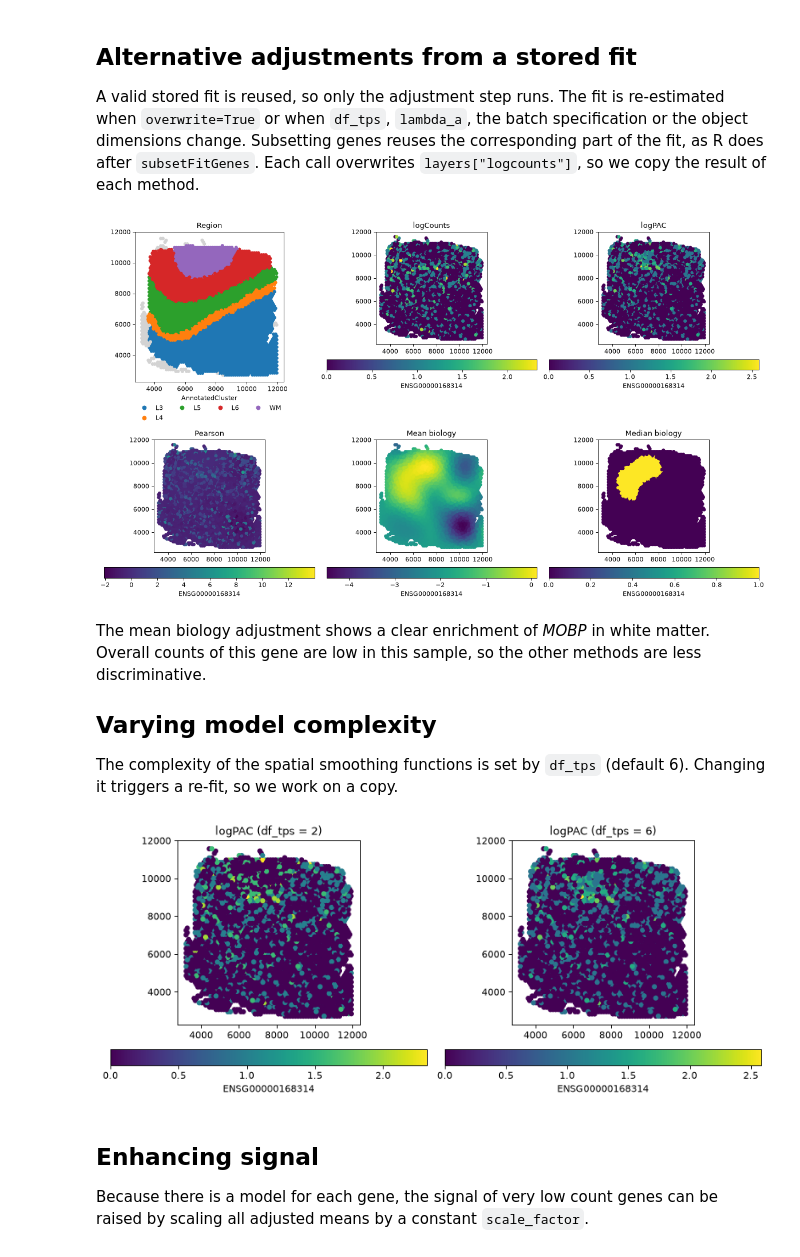
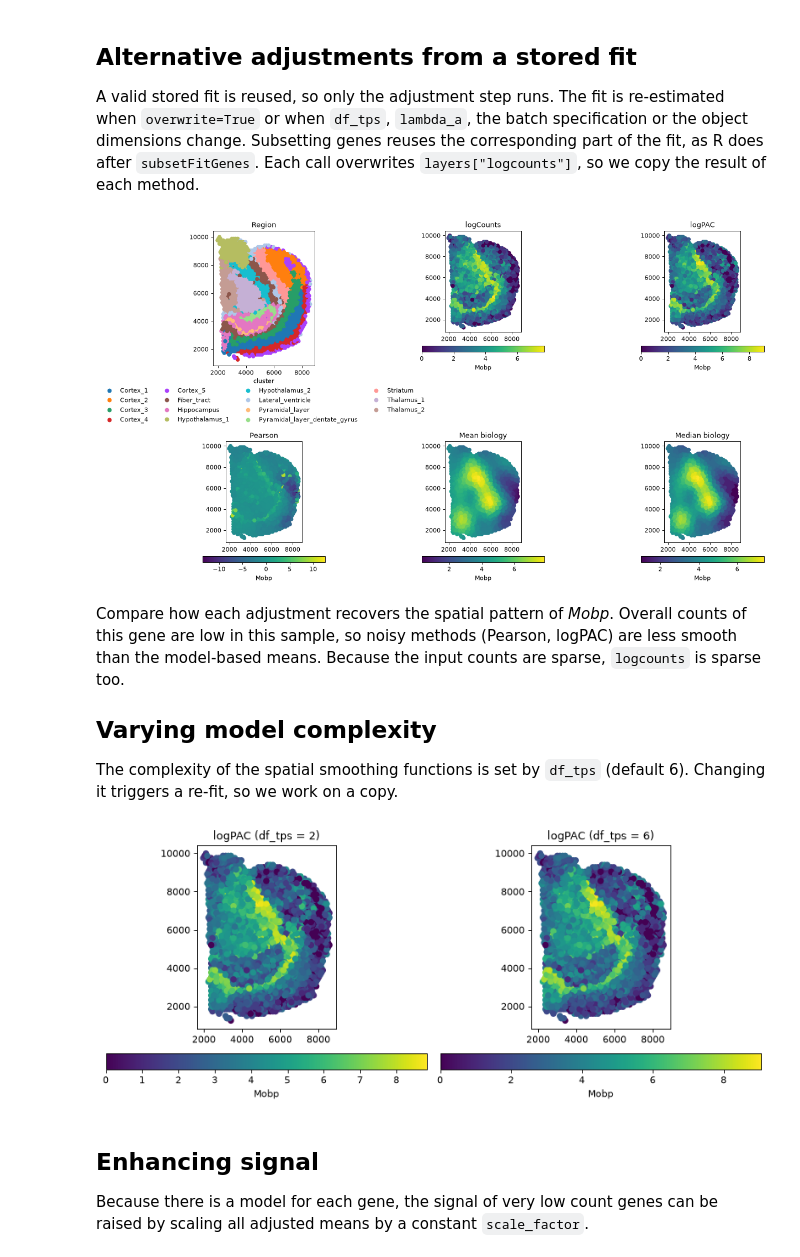
Before and after one commit to BhuvaLab/spanormpy, a Jupyter notebook: docs/tutorial.ipynb, the cells around one changed output. Drawn from its saved outputs; the diff is of its cells as text; code cells hidden in the pictures.

```diff
--- a/docs/tutorial.ipynb
+++ b/docs/tutorial.ipynb
@@ -68,10 +66,9 @@ on a CPU we additionally keep the first 500 genes passing the filter plus _MOBP_
 # %%
-mobp = "ENSG00000168314"
+gene = "Mobp"
 keep = sn.filter_genes(adata, prop=0.2, inplace=False)
 print(f"{keep.sum()} of {adata.n_vars} genes expressed in >= 20% of spots")
-keep_idx = np.flatnonzero(keep)
-sub = np.union1d(keep_idx[:500], [adata.var_names.get_loc(mobp)])
+keep[adata.var_names.get_loc(gene)] = False         # make sure it is added exactly once below
+sub = np.union1d(np.flatnonzero(keep)[:500], [adata.var_names.get_loc(gene)])
 adata = adata[:, sub].copy()          # a real AnnData (copy), not a view
-adata.var["gene"] = adata.var_names
 adata
 # %% [output]
@@ -84,10 +81,10 @@ AnnData object with n_obs × n_vars = 4015 × 500
     layers: None (.X)
 # %%
 fig, ax = plt.subplots(1, 2, figsize=(10, 4.25))
-sn.pl.plot_spatial(adata, color="AnnotatedCluster", ax=ax[0], show=False)
+sn.pl.plot_spatial(adata, color="cluster", ax=ax[0], show=False)
 ax[0].set_title("Region")
-adata.layers["log2counts"] = np.log2(adata.X + 1)
-sn.pl.plot_spatial(adata, what="expression", color=mobp, layer="log2counts", ax=ax[1], show=False)
-ax[1].set_title("MOBP, log2(counts + 1)")
+adata.layers["log2counts"] = np.log2(adata.X.toarray() + 1)
+sn.pl.plot_spatial(adata, what="expression", color=gene, layer="log2counts", ax=ax[1], show=False)
+ax[1].set_title("Mobp, log2(counts + 1)")
 plt.tight_layout()
 # %% [output]
@@ -133,9 +131,9 @@ AnnData object with n_obs × n_vars = 4015 × 500
     layers: None (.X), 'log2counts', 'logcounts'
 # %%
 fig, ax = plt.subplots(1, 2, figsize=(10, 4.25))
-sn.pl.plot_spatial(adata, color="AnnotatedCluster", ax=ax[0], show=False)
+sn.pl.plot_spatial(adata, color="cluster", ax=ax[0], show=False)
 ax[0].set_title("Region")
-sn.pl.plot_spatial(adata, what="expression", color=mobp, layer="logcounts", ax=ax[1], show=False)
-ax[1].set_title("MOBP, logPAC")
+sn.pl.plot_spatial(adata, what="expression", color=gene, layer="logcounts", ax=ax[1], show=False)
+ax[1].set_title("Mobp, logPAC")
 plt.tight_layout()
 # %% [output]
@@ -159,25 +157,25 @@ reuses the corresponding part of the fit, as R does after `subsetFitGenes`. Each
 # %%
 results = {"logPAC": adata.layers["logcounts"].copy()}
 for label, method in [("Pearson", "pearson"), ("Mean biology", "meanbio"), ("Median biology", "medbio")]:
     sn.spanorm(adata, adj_method=method, backend="cpu", verbose=False)
     results[label] = adata.layers["logcounts"].copy()
 
 fig, axes = plt.subplots(2, 3, figsize=(15, 8.5))
-sn.pl.plot_spatial(adata, color="AnnotatedCluster", ax=axes[0, 0], show=False)
+sn.pl.plot_spatial(adata, color="cluster", ax=axes[0, 0], show=False)
 axes[0, 0].set_title("Region")
-sn.pl.plot_spatial(adata, what="expression", color=mobp, layer="log2counts", ax=axes[0, 1], show=False)
+sn.pl.plot_spatial(adata, what="expression", color=gene, layer="log2counts", ax=axes[0, 1], show=False)
 axes[0, 1].set_title("logCounts")
 for ax, (label, mat) in zip(axes.ravel()[2:], results.items()):
     adata.layers["tmp"] = mat
-    sn.pl.plot_spatial(adata, what="expression", color=mobp, layer="tmp", ax=ax, show=False)
+    sn.pl.plot_spatial(adata, what="expression", color=gene, layer="tmp", ax=ax, show=False)
     ax.set_title(label)
 del adata.layers["tmp"]
 plt.tight_layout()
 # %% [output]
-[figure, old version]
+[figure, new version]
 # %% [markdown]
-The mean biology adjustment shows a clear enrichment of _MOBP_ in white matter. Overall counts of this gene
-are low in this sample, so the other methods are less discriminative.
+Compare how each adjustment recovers the spatial pattern of _Mobp_. Overall counts of this gene
+are low in this sample, so noisy methods (Pearson, logPAC) are less smooth than the model-based means. Because the input counts are sparse, `logcounts` is sparse too.
 
 ## Varying model complexity
 
@@ -189,13 +187,13 @@ sn.spanorm(adata_df2, df_tps=2, sample_p=0.05, backend="cpu", random_state=36, v
 sn.spanorm(adata, adj_method="logpac", backend="cpu", verbose=False)   # back to logPAC, same fit
 
 fig, ax = plt.subplots(1, 2, figsize=(10, 4.25))
-sn.pl.plot_spatial(adata_df2, what="expression", color=mobp, layer="logcounts", ax=ax[0], show=False)
+sn.pl.plot_spatial(adata_df2, what="expression", color=gene, layer="logcounts", ax=ax[0], show=False)
 ax[0].set_title("logPAC (df_tps = 2)")
-sn.pl.plot_spatial(adata, what="expression", color=mobp, layer="logcounts", ax=ax[1], show=False)
+sn.pl.plot_spatial(adata, what="expression", color=gene, layer="logcounts", ax=ax[1], show=False)
 ax[1].set_title("logPAC (df_tps = 6)")
 plt.tight_layout()
 # %% [output]
-[figure, old version]
+[figure, new version]
 # %% [markdown]
 ## Enhancing signal
 
```
Also changed, not shown: parts of 14 cells of this notebook, 5 other files.
